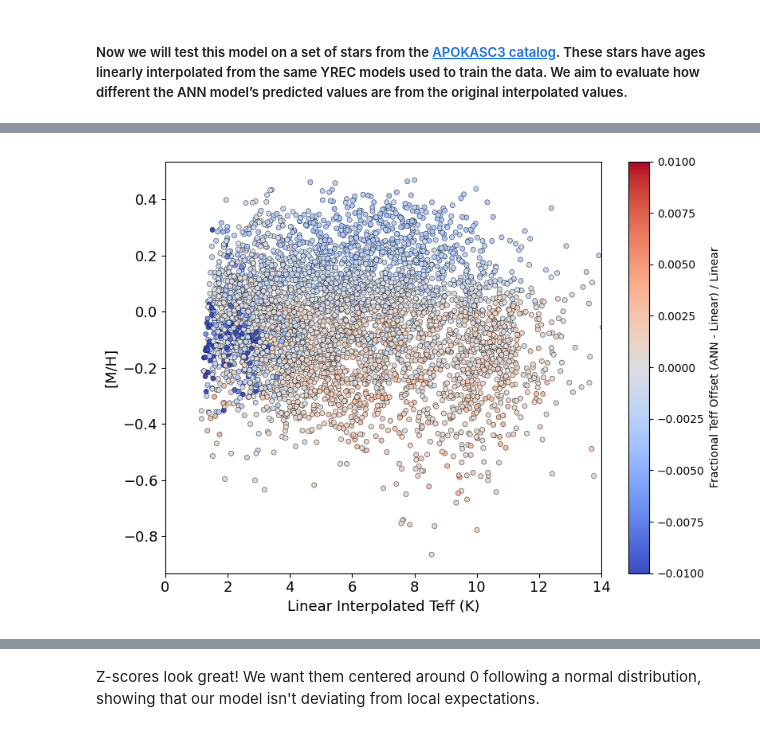
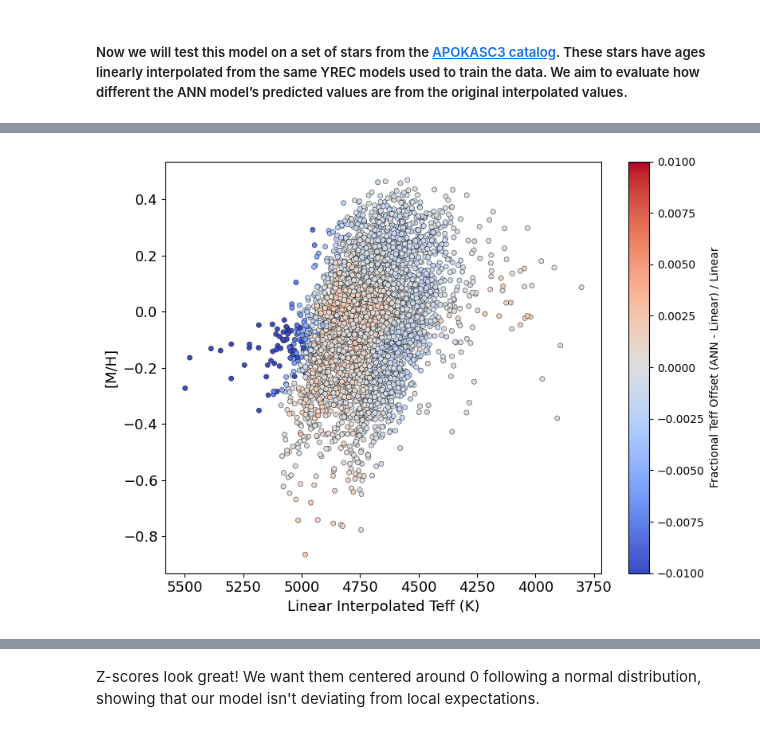
Before and after one commit to lmariemorales/ann-emulator-stellarages, a Jupyter notebook: ANN.ipynb, the cells around one changed output, grey strips where cells are left out. Cells and saved outputs as stored; diff of their text form; code cells hidden in the pictures.

```diff
--- a/ANN.ipynb
+++ b/ANN.ipynb
@@ -16,14 +18,15 @@ TensorFlow version: 2.18.0
 Num GPUs Available: 1
 # %%
 # Load in your tracks, these are the downsampled version of the full grid.
-ori_df = pd.read_parquet('/home/l.morales/.kiauhoku/grids/yrec/yrec_eep.pqt')
+path = os.path.expanduser('~/ann-emulator-stellarages/data/yrec_eep.pqt')
+ori_df = pd.read_parquet(path)
 ori_df = ori_df.reset_index()
 
 # Get effective temperature out of log-space, and age into log-space
 ori_df['teff'] = 10 ** ori_df['Log Teff(K)']
 ori_df['age'] = np.log10(ori_df['Age(Gyr)'])
 
-# Apply log(g) cut to isolate RGB
+# Apply log(g) and EEP cut to isolate RGB
 rgb_df = ori_df[(ori_df['logg'] <= 3.5) & (ori_df['eep'] > 400)]
 
 # Now extract X and Y from the filtered DataFrame
@@ -164,8 +168,14 @@ columns = [
     "APOKASC3_AGE_RGB_PERR", "APOKASC3_AGE_RGB_MERR", "GAIA_TEFF", "GAIA_RADIUS", "GAIA_LUMINOSITY"
 ]
 
-df_subset = pd.read_csv("/home/l.morales/ML_ages/seis_yrec.csv",header=None,names=colnames)  # Linear interpolation results
-df_subset2 = pd.read_csv("/home/l.morales/ML_ages/APOKASC3v2.csv",header=0,names=columns) # Original APOKASC3 data
+# YREC Linear interpolation results
+yrecinterp_path = os.path.expanduser('~/ann-emulator-stellarages/data/yrec_linearinterp.csv')
+df_subset = pd.read_csv(yrecinterp_path, header=None, names=colnames)
+
+# Original APOKASC3 catalog data
+apokasc3_path = os.path.expanduser('~/ann-emulator-stellarages/data/APOKASC3.csv')
+df_subset2 = pd.read_csv(apokasc3_path, header=0, names=columns)
+
 X_test = df_subset[['mass', 'met', 'logg']].copy()
 X_test2 = df_subset2[['APOKASC3_MASS', 'APOKASC3_M_H', 'APOKASC3_LOGG']].copy()
 X_test2['APOKASC3_M_H'] = salaris_corr(df_subset2['APOKASC3_M_H'], df_subset2['APOKASC3_ALPHA_M'])
@@ -201,6 +211,10 @@ df_full['age_pred'] = 10 ** df_full['log_age_pred']
 # Calculating offset between the predicted age vs. the linearly interpolated age relative to linear interp age
 df_clean['age_offset'] = df_clean['age_pred'] - df_clean['age']
 df_clean['frac_offset'] = df_clean['age_offset'] / df_clean['age']
+
+# Calculating offset between the predicted teff vs. the linearly interpolated teff relative to linear interp teff
+df_clean['teff_offset'] = df_clean['teff_pred'] - df_clean['teff']
+df_clean['frac_offset_teff'] = df_clean['teff_offset'] / df_clean['teff']
 # %%
 plt.figure(figsize=(8,6))
 sc = plt.scatter(df_clean['age'], df_clean['met'],
@@ -225,21 +243,17 @@ Mean fractional offset: -0.0154 ± 0.0146
 # %%
-# Add fractional Teff offset column
-df_clean['teff_offset'] = df_clean['teff_pred'] - df_clean['teff']
-df_clean['frac_teff_offset'] = df_clean['teff_offset'] / df_clean['teff']
-
-# Plot fractional Teff offset
 plt.figure(figsize=(8,6))
-sc = plt.scatter(df_clean['age'], df_clean['met'],
-                 c=df_clean['frac_teff_offset'], cmap='coolwarm', s=20, edgecolor='k', linewidth=0.3,
+sc = plt.scatter(df_clean['teff'], df_clean['met'],
+                 c=df_clean['frac_offset_teff'], cmap='coolwarm', s=20, edgecolor='k', linewidth=0.3,
                  vmin=-0.01, vmax=0.01)  # You can adjust these limits if needed
 
 plt.colorbar(sc, label='Fractional Teff Offset (ANN - Linear) / Linear')
 plt.xlabel('Linear Interpolated Teff (K)',size=13)
 plt.ylabel('[M/H]',size=13)
-plt.xlim(0,14)
+# plt.xlim(0,14)
 plt.tight_layout()
+plt.gca().invert_xaxis()
 plt.gca().tick_params(axis='both',labelsize=13)
-plt.savefig('resultsANN_teff.png')
+plt.savefig('figures/resultsANN_teff.png')
 plt.show()
 # %% [output]
-[figure, old version]
+[figure, new version]
```
Also changed, not shown: parts of 21 cells of this notebook, 7 other files.
